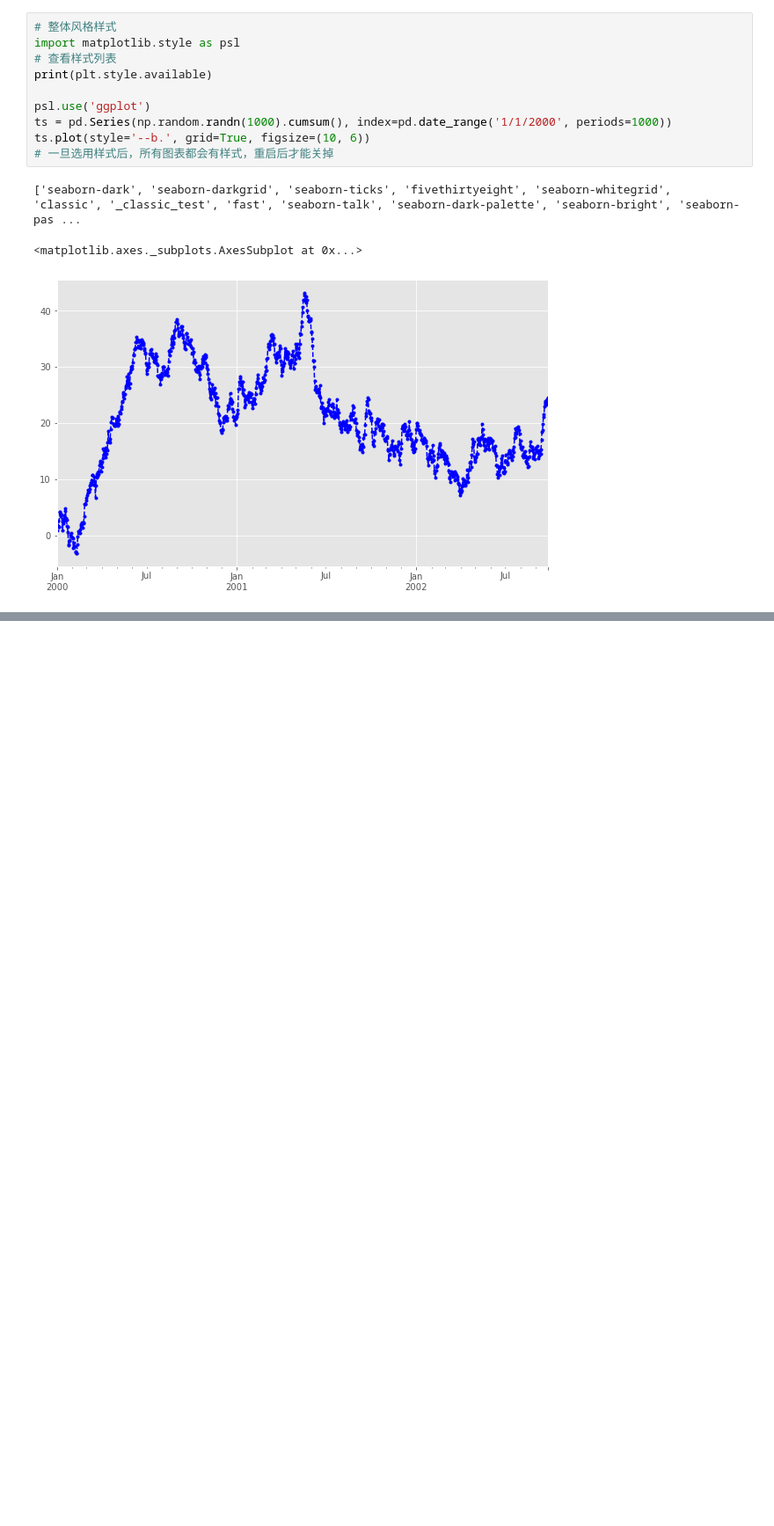
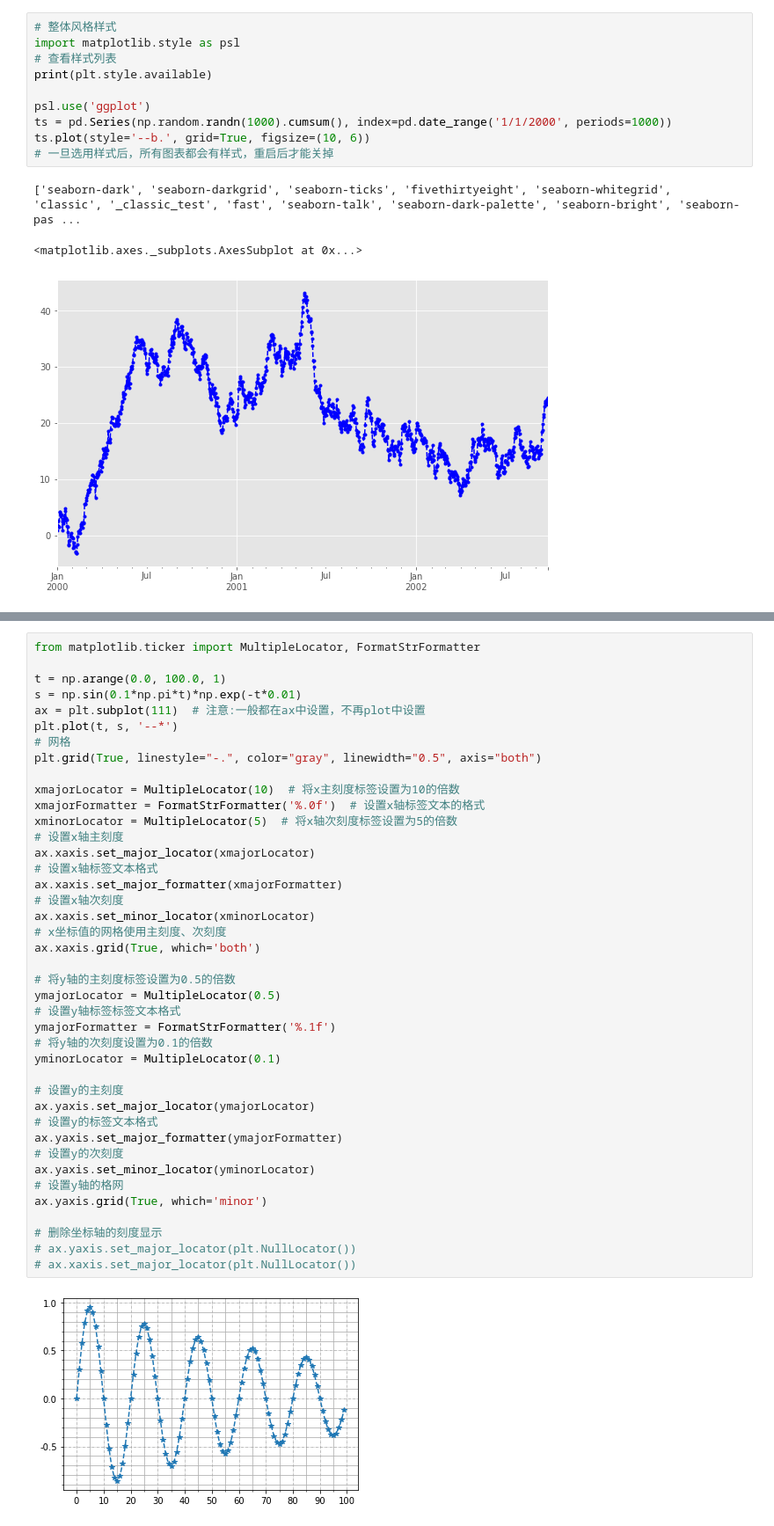
Before and after one commit to tsangyu98/matplotlib_study, a Jupyter notebook: Matplotlib_part1.ipynb, the cells around one changed output, grey strips where cells are left out. Shown at 88% size. Drawn from its saved outputs; the diff is of its cells as text; blank space fills up the shorter version.

```diff
--- a/Matplotlib_part1.ipynb
+++ b/Matplotlib_part1.ipynb
@@ -244,0 +253,43 @@ ts.plot(style='--b.', grid=True, figsize=(10, 6))
+# %%
+from matplotlib.ticker import MultipleLocator, FormatStrFormatter
+
+t = np.arange(0.0, 100.0, 1)
+s = np.sin(0.1*np.pi*t)*np.exp(-t*0.01)
+ax = plt.subplot(111)  # 注意:一般都在ax中设置，不再plot中设置
+plt.plot(t, s, '--*')
+# 网格
+plt.grid(True, linestyle="-.", color="gray", linewidth="0.5", axis="both")
+
+xmajorLocator = MultipleLocator(10)  # 将x主刻度标签设置为10的倍数
+xmajorFormatter = FormatStrFormatter('%.0f')  # 设置x轴标签文本的格式
+xminorLocator = MultipleLocator(5)  # 将x轴次刻度标签设置为5的倍数
+# 设置x轴主刻度
+ax.xaxis.set_major_locator(xmajorLocator)
+# 设置x轴标签文本格式
+ax.xaxis.set_major_formatter(xmajorFormatter)
+# 设置x轴次刻度
+ax.xaxis.set_minor_locator(xminorLocator)
+# x坐标值的网格使用主刻度、次刻度
+ax.xaxis.grid(True, which='both')
+
+# 将y轴的主刻度标签设置为0.5的倍数
+ymajorLocator = MultipleLocator(0.5)
+# 设置y轴标签标签文本格式
+ymajorFormatter = FormatStrFormatter('%.1f')
+# 将y轴的次刻度设置为0.1的倍数
+yminorLocator = MultipleLocator(0.1)
+
+# 设置y的主刻度
+ax.yaxis.set_major_locator(ymajorLocator)
+# 设置y的标签文本格式
+ax.yaxis.set_major_formatter(ymajorFormatter)
+# 设置y的次刻度
+ax.yaxis.set_minor_locator(yminorLocator)
+# 设置y轴的格网
+ax.yaxis.grid(True, which='minor')
+
+# 删除坐标轴的刻度显示
+# ax.yaxis.set_major_locator(plt.NullLocator())
+# ax.xaxis.set_major_locator(plt.NullLocator())
+# %% [output]
+[figure, added]
```
Also changed, not shown: parts of 3 cells of this notebook.
